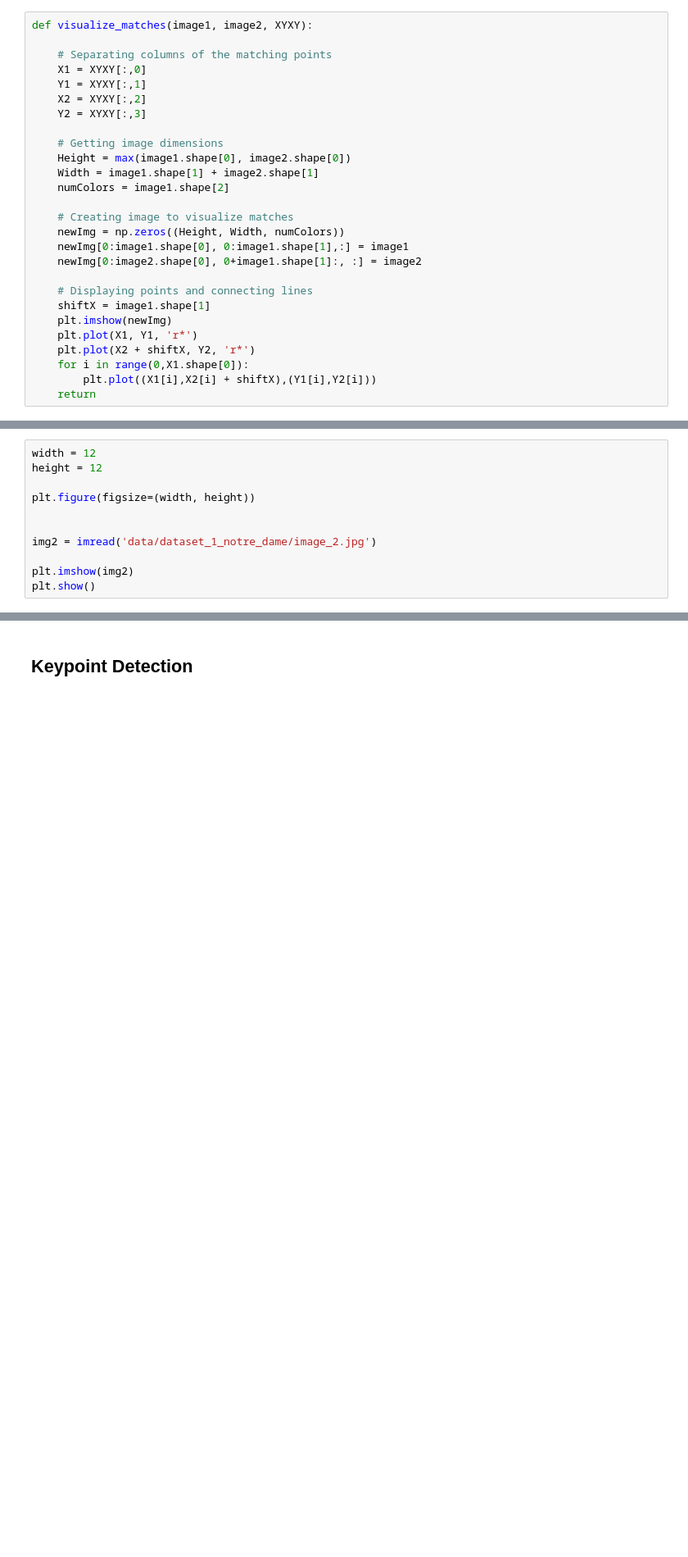
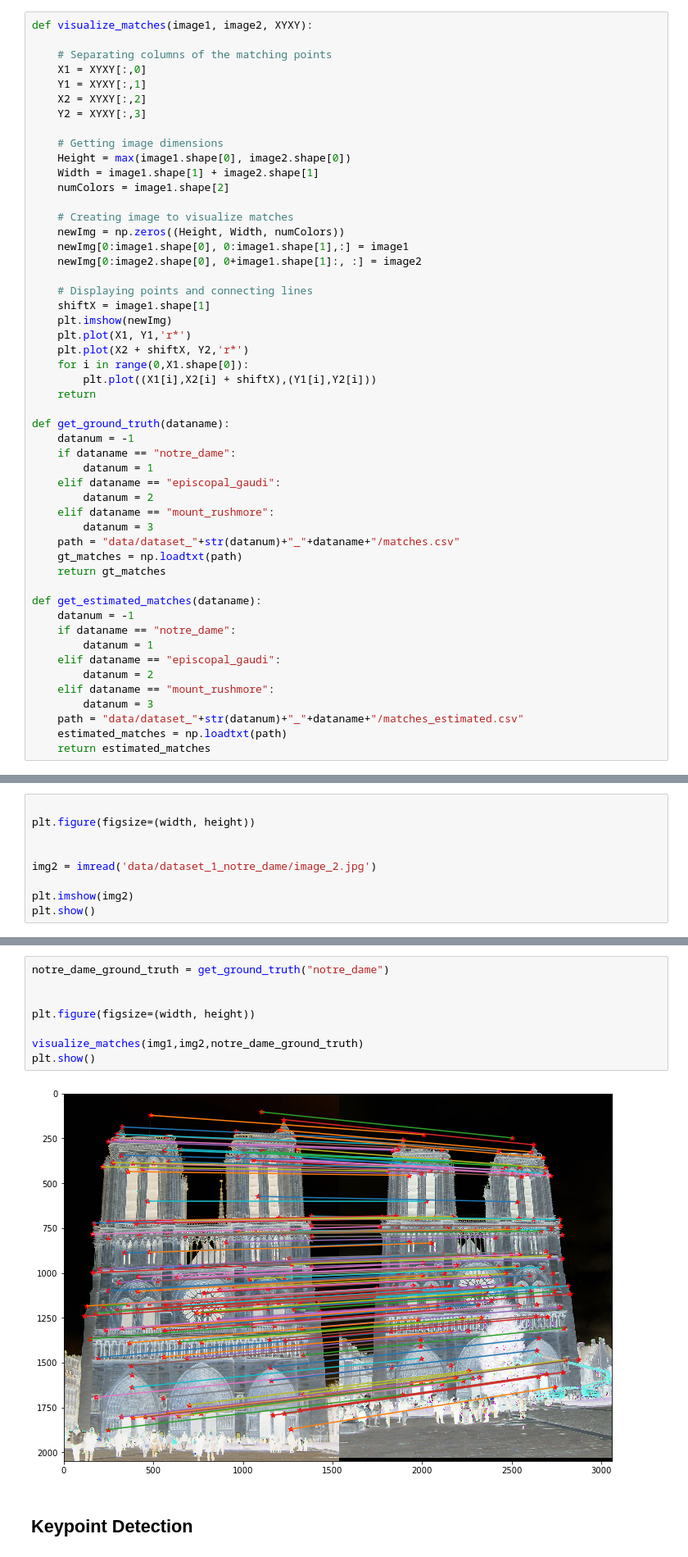
Before and after one commit to wderekjones/local_feature_matching, a Jupyter notebook: local_feature_matching_2.ipynb, the cells around one changed output, grey strips where cells are left out. Shown at 82% size. Drawn from its saved outputs; the diff is of its cells as text; blank space fills up the shorter version.

```diff
--- a/local_feature_matching_2.ipynb
+++ b/local_feature_matching_2.ipynb
@@ -29,11 +29,35 @@ def visualize_matches(image1, image2, XYXY):
     # Displaying points and connecting lines
     shiftX = image1.shape[1]
     plt.imshow(newImg)
-    plt.plot(X1, Y1, 'r*')
-    plt.plot(X2 + shiftX, Y2, 'r*')
+    plt.plot(X1, Y1,'r*')
+    plt.plot(X2 + shiftX, Y2,'r*')
     for i in range(0,X1.shape[0]):
         plt.plot((X1[i],X2[i] + shiftX),(Y1[i],Y2[i]))
     return
+
+def get_ground_truth(dataname):
+    datanum = -1
+    if dataname == "notre_dame":
+        datanum = 1
+    elif dataname == "episcopal_gaudi":
+        datanum = 2
+    elif dataname == "mount_rushmore":
+        datanum = 3
+    path = "data/dataset_"+str(datanum)+"_"+dataname+"/matches.csv"
+    gt_matches = np.loadtxt(path)
+    return gt_matches
+
+def get_estimated_matches(dataname):
+    datanum = -1
+    if dataname == "notre_dame":
+        datanum = 1
+    elif dataname == "episcopal_gaudi":
+        datanum = 2
+    elif dataname == "mount_rushmore":
+        datanum = 3
+    path = "data/dataset_"+str(datanum)+"_"+dataname+"/matches_estimated.csv"
+    estimated_matches = np.loadtxt(path)
+    return estimated_matches
 # %%
 width = 12
 height = 12
@@ -48,8 +72,6 @@ plt.show()
 # %% [output]
 [figure]
 # %%
-width = 12
-height = 12
 
 plt.figure(figsize=(width, height))
 
@@ -63,3 +87,13 @@ plt.show()
+# %%
+notre_dame_ground_truth = get_ground_truth("notre_dame")
+
+
+plt.figure(figsize=(width, height))
+
+visualize_matches(img1,img2,notre_dame_ground_truth)
+plt.show()
+# %% [output]
+[figure, added]
 # %% [markdown]
 ## Keypoint Detection
 # %% [markdown]
```
Also changed, not shown: parts of 5 cells of this notebook.
